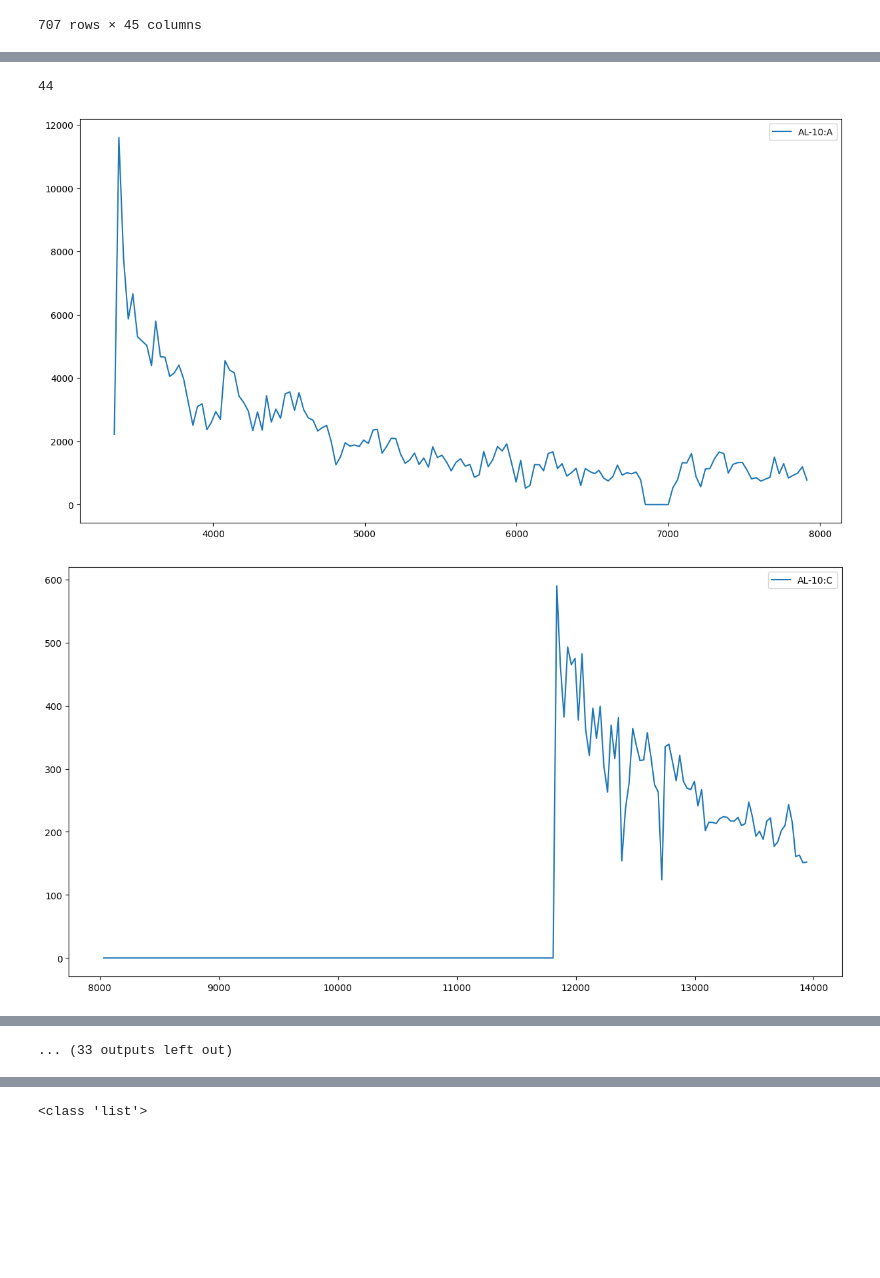
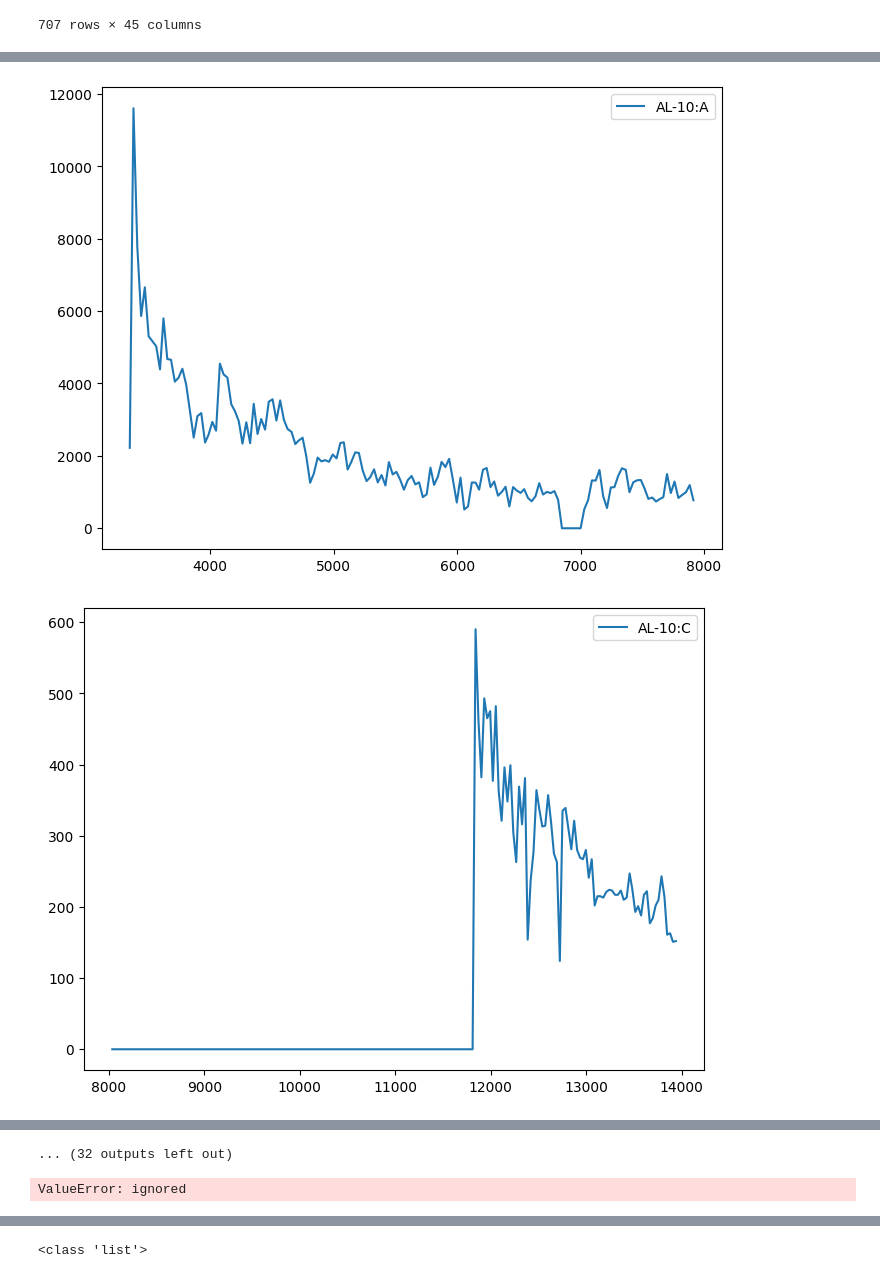
Before and after one commit to nestorpalacios/MVP1, a Jupyter notebook: MVP_1.ipynb, the cells around one changed output, grey strips where cells are left out. Saved outputs shown, nothing was run; the diff lists cells and outputs as text; code cells hidden in the pictures; blank space fills up the shorter version.

```diff
--- a/MVP_1.ipynb
+++ b/MVP_1.ipynb
@@ -438,15 +493,17 @@ df['tiempo en dias'] = df['tiempo en dias'].dt.days +0.001
 # %%
 pozos = list(df.columns)
 pozos = pozos[1:-1]
 pozos
-print(len(pozos))
+
+ncols = 4
+nrows = 11
 
 for i, pozo in enumerate(pozos):
-    plt.figure(figsize=(15,8))
+    plt.figure(figsize=(8,6))
+    #lx = plt.subplot(nrows, ncols, i + 1)
     plt.plot(df['tiempo en dias'], df[pozo], label=pozo)
     plt.legend()
     plt.show()
 # %% [output]
-44
-[figure, old version]
+[figure, new version]
-[figure, old version]
+[figure, new version]
@@ -462 +518,0 @@ for i, pozo in enumerate(pozos):
-... (33 outputs left out)
@@ -462,0 +520,23 @@ for i, pozo in enumerate(pozos):
+... (32 outputs left out)
+# %%
+lista_fits_Dng = []
+lista_fits_Arps = []
+for pozo in pozos:
+    fit_pozo = {}
+    fit_pozo['nombre'] = pozos
+    lower_d=[1,1,1]
+    upper_d=[1000,3,3]
+    lower_a=[0,1,0.001]
+    upper_a=[15,10000,10]
+    dopt,pcov=curve_fit(duong, df['tiempo en dias'],df[pozo],bounds=(lower_d,upper_d))
+    aopt,pcovc=curve_fit(arps, df['tiempo en dias'],df[pozo],bounds=(lower_a,upper_a))
+
+    fit_pozo['coeficientes_Dng'] = dopt
+    fit_pozo['matriz_covarianza_Dng'] = pcov
+    lista_fits_Dng.append(fit_pozo)
+
+    fit_pozo['coeficientes_Arps'] = aopt
+    fit_pozo['matriz_covarianza_Arps'] = pcovc
+    lista_fits_Arps.append(fit_pozo)
+# %% [output]
+ValueError: ignored
```
Also changed, not shown: parts of 8 cells of this notebook.
